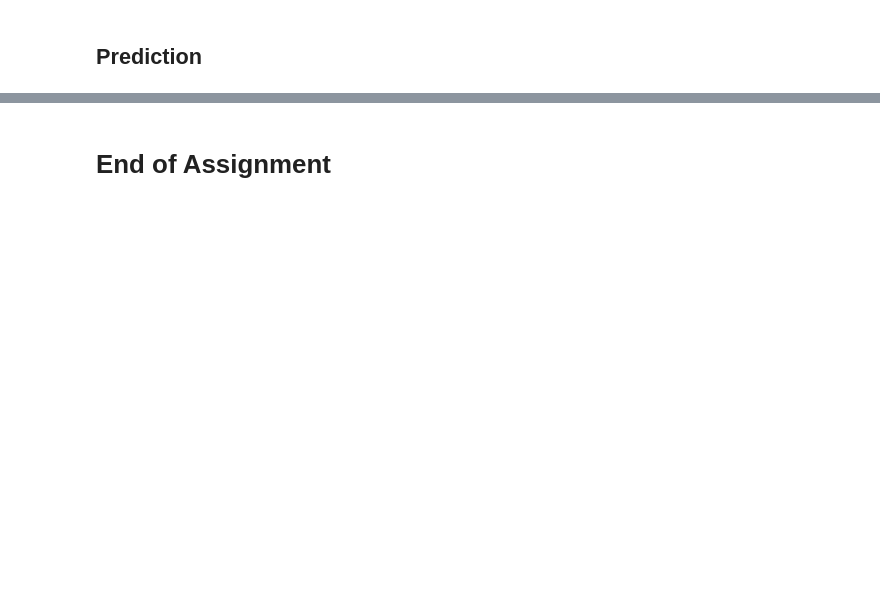
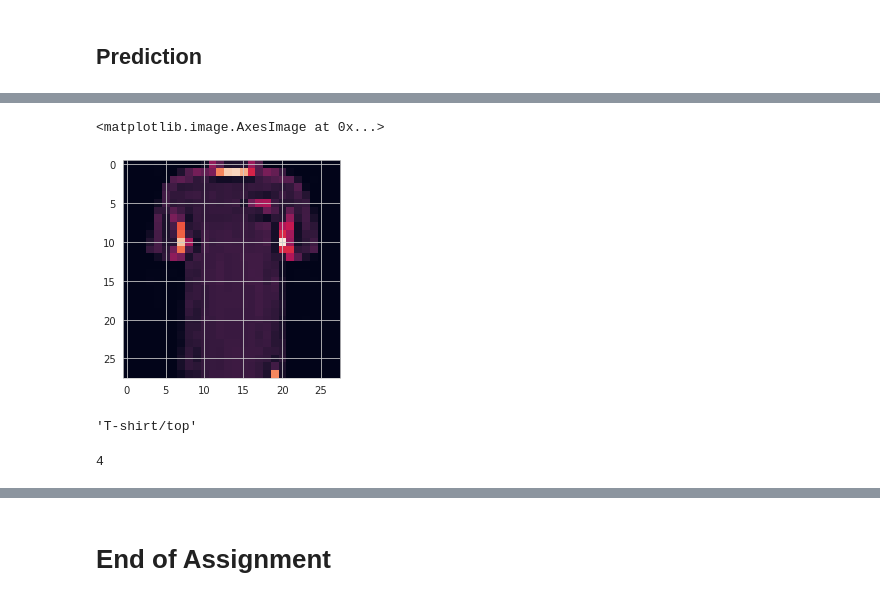
Before and after one commit to YusufSHub/Machine-Learning, a Jupyter notebook: DL/Assignment-2/DL-Assignment-2 (Image Classification with CNN)-D1124-Yusuf.ipynb, the cells around one changed output, grey strips where cells are left out. Saved outputs shown, nothing was run; the diff lists cells and outputs as text; code cells hidden in the pictures; blank space fills up the shorter version.

```diff
--- a/DL/Assignment-2/DL-Assignment-2 (Image Classification with CNN)-D1124-Yusuf.ipynb
+++ b/DL/Assignment-2/DL-Assignment-2 (Image Classification with CNN)-D1124-Yusuf.ipynb
@@ -436,0 +470,9 @@ array([False, False, False, ..., False, False, False])
+# %%
+plt.imshow(X_test[5555].reshape(28,28))
+# %% [output]
+<matplotlib.image.AxesImage at 0x...>
+[figure, added]
+# %%
+classes[0]
+# %% [output]
+'T-shirt/top'
@@ -436,0 +481,4 @@ array([False, False, False, ..., False, False, False])
+# %%
+np.argmax(pred)
+# %% [output]
+4
```
Also changed, not shown: parts of 30 cells of this notebook.
